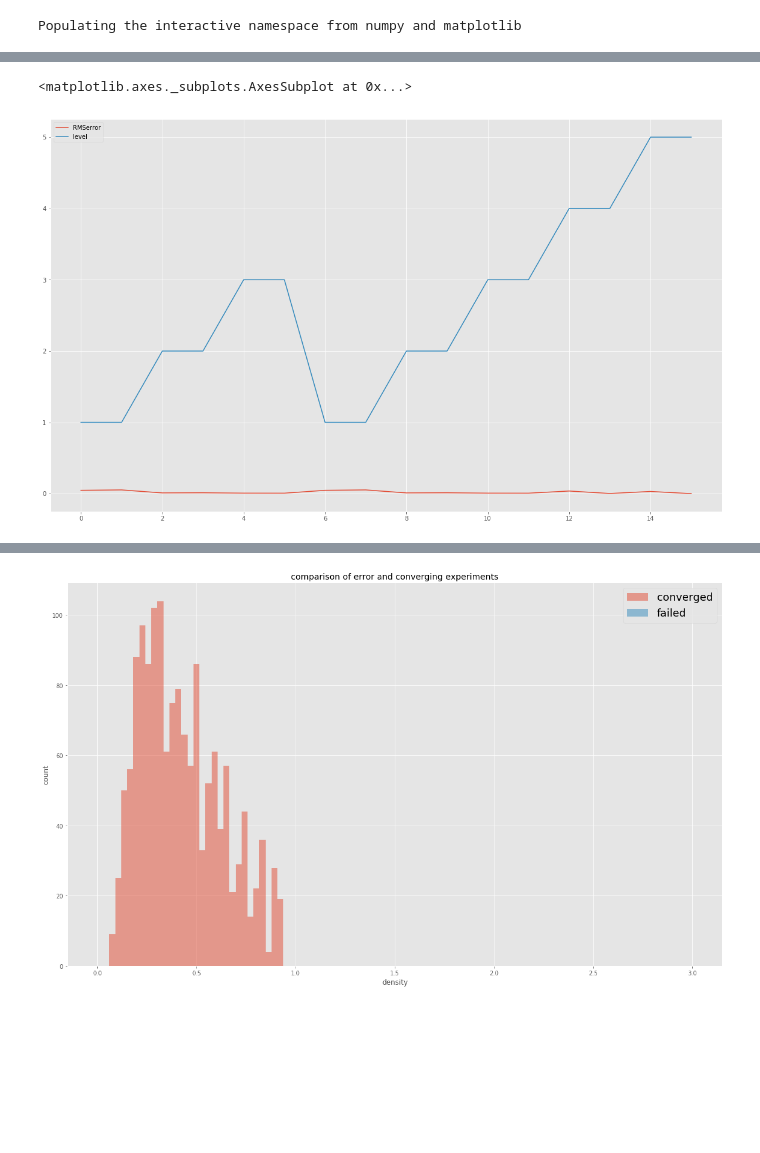
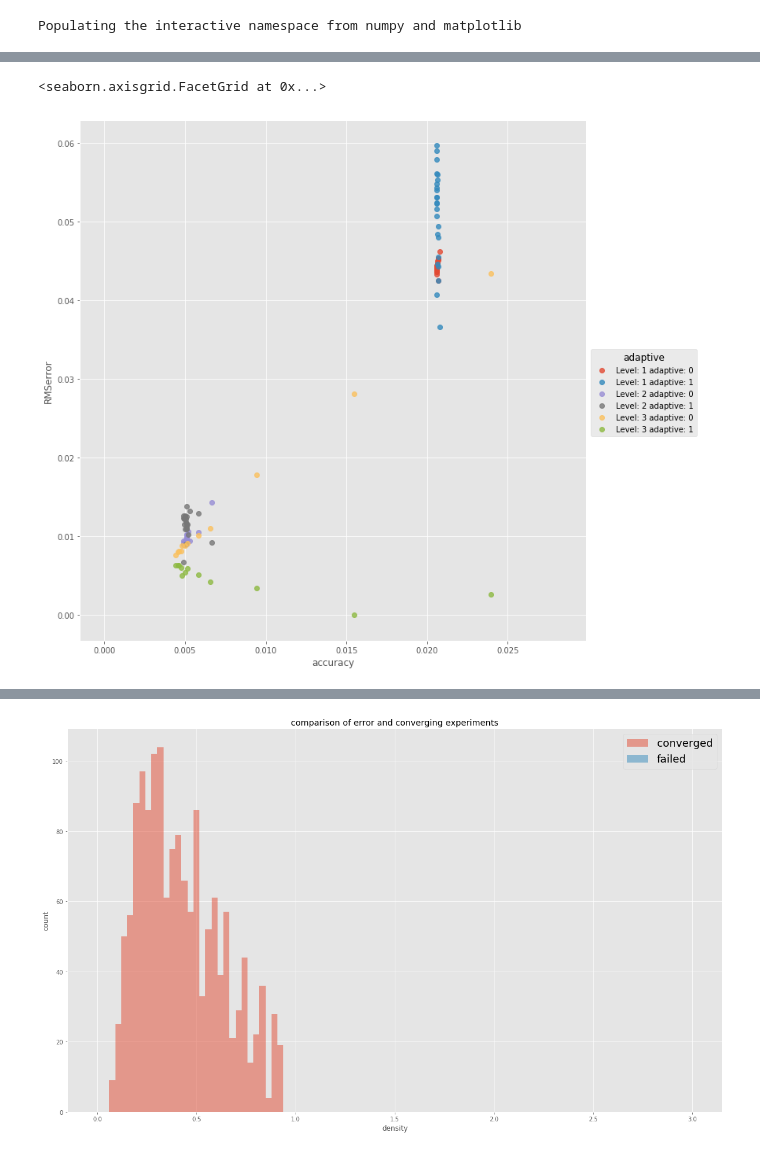
Before and after one commit to sebastienfrautier/sparse_grids, a Jupyter notebook: working_nb_kai_is_naked.ipynb, the cells around one changed output, grey strips where cells are left out. Saved outputs shown, nothing was run; the diff lists cells and outputs as text; code cells hidden in the pictures; blank space fills up the shorter version.

```diff
--- a/working_nb_kai_is_naked.ipynb
+++ b/working_nb_kai_is_naked.ipynb
@@ -78,3 +169,8 @@ num_samples = train.shape[0]
+# %%
+sns.lmplot('accuracy', 'RMSerror', data=results, hue='adaptive', fit_reg=False, size=10, aspect=1)
+# %% [output]
+<seaborn.axisgrid.FacetGrid at 0x...>
+[figure, added]
 # %%
 X_train = train[params].values
 Y_train = train['time'].values
@@ -135,5 +234,0 @@ results = pd.DataFrame({"accuracy":test_accuracy
-# %%
-results[['RMSerror','level','accuracy']].plot()
-# %% [output]
-<matplotlib.axes._subplots.AxesSubplot at 0x...>
-[figure, removed]
```
Also changed, not shown: parts of 9 cells of this notebook.
